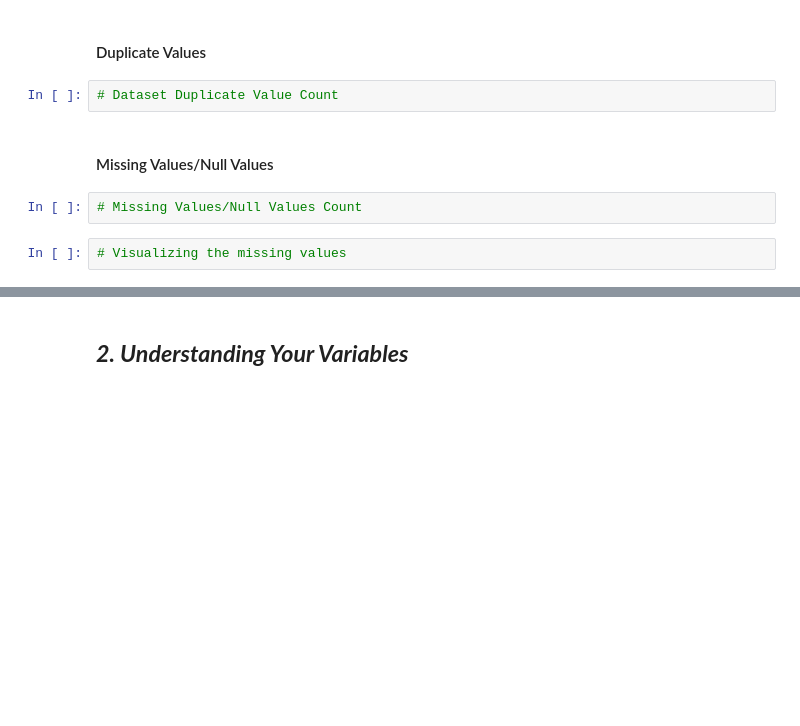
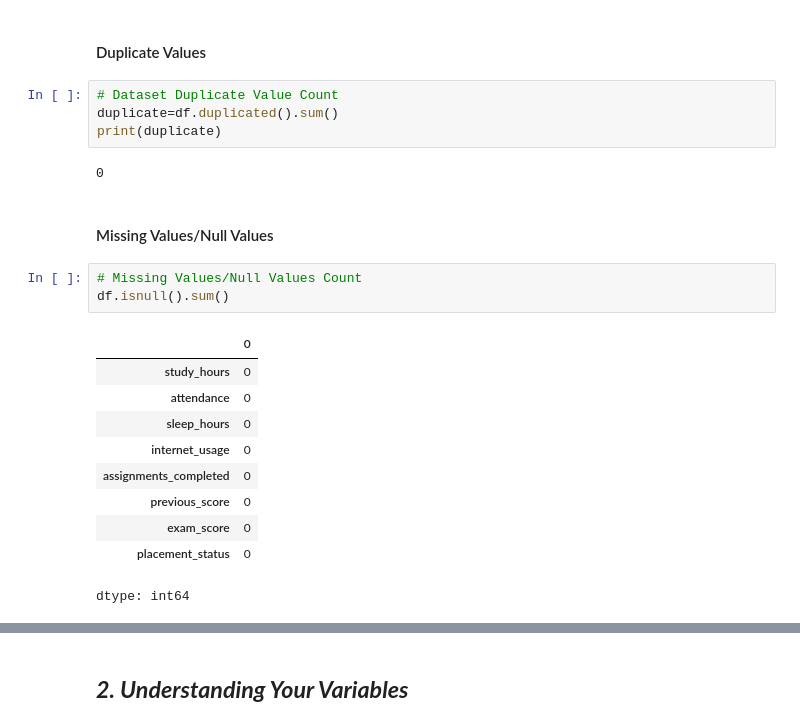
Before and after one commit to akt-developer/Student-Performance-Prediction-Project, a Jupyter notebook: Copy_of_Sample_EDA_Submission_Template.ipynb, the cells around one changed output, grey strips where cells are left out. Saved outputs shown, nothing was run; the diff lists cells and outputs as text; blank space fills up the shorter version.

```diff
--- a/Copy_of_Sample_EDA_Submission_Template.ipynb
+++ b/Copy_of_Sample_EDA_Submission_Template.ipynb
@@ -234,9 +234,23 @@ memory usage: 625.1+ KB
 #### Duplicate Values
 # %%
 # Dataset Duplicate Value Count
+duplicate=df.duplicated().sum()
+print(duplicate)
+# %% [output]
+0
 # %% [markdown]
 #### Missing Values/Null Values
 # %%
 # Missing Values/Null Values Count
+df.isnull().sum()
+# %% [output]
+|  | 0 |
+| study_hours | 0 |
+| attendance | 0 |
+| sleep_hours | 0 |
+| internet_usage | 0 |
+| assignments_completed | 0 |
+| previous_score | 0 |
+| exam_score | 0 |
+| placement_status | 0 |
+dtype: int64
-# %%
-# Visualizing the missing values
```
Also changed, not shown: parts of 12 cells of this notebook.
